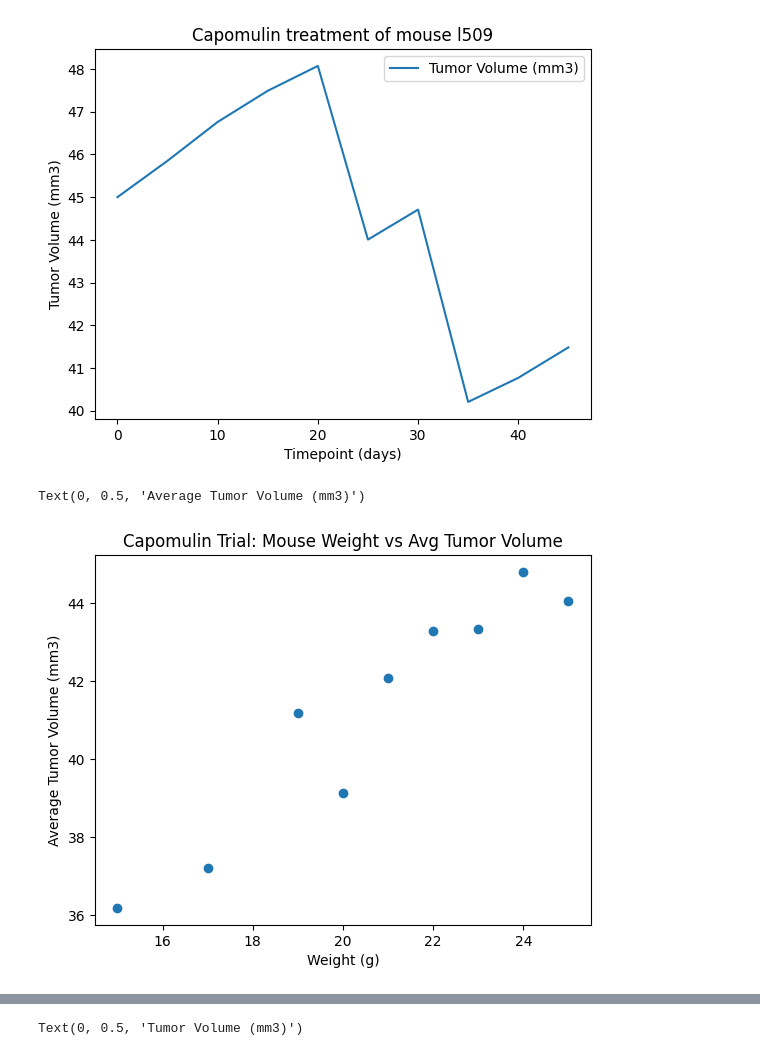
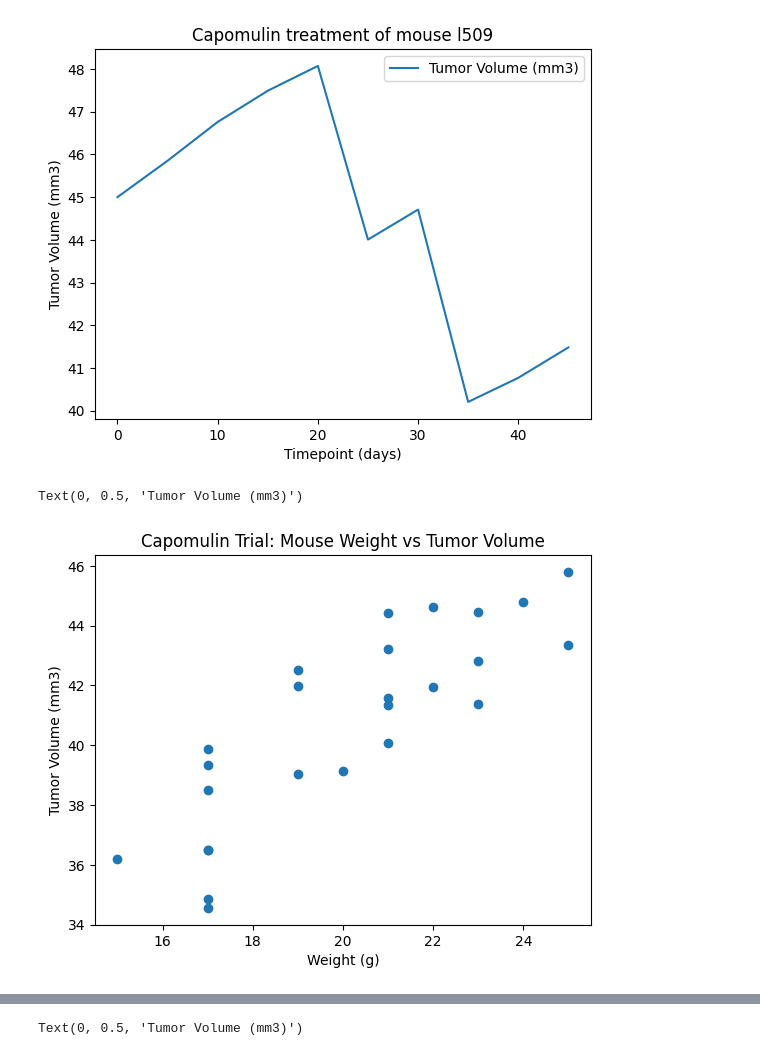
Before and after one commit to thorblock/Module_5_Matplot_Challenge, a Jupyter notebook: Pymaceuticals/Pymaceuticals_Jupyter.ipynb, the cells around one changed output, grey strips where cells are left out. Drawn from its saved outputs; the diff is of its cells as text; code cells hidden in the pictures.

Commit message:
updated scatter and linear regression

```diff
--- a/Pymaceuticals/Pymaceuticals_Jupyter.ipynb
+++ b/Pymaceuticals/Pymaceuticals_Jupyter.ipynb
@@ -246,15 +244,17 @@ plt.title('Capomulin treatment of mouse l509')
 # %% [output]
 Text(0.5, 1.0, 'Capomulin treatment of mouse l509')
 [figure]
-# %%
-# scatter plot of mouse weight vs. average observed tumor volume for the Capomulin regimen
-capo = pd.DataFrame(clean_mouse_study_df.loc[clean_mouse_study_df["Drug Regimen"] == "Capomulin"])
-capomulin_weight = pd.DataFrame(clean_mouse_study_df.loc[clean_mouse_study_df["Drug Regimen"] == "Capomulin"].groupby("Weight (g)")["Tumor Volume (mm3)"].mean())
-
-plt.scatter(capomulin_weight.index,capomulin_weight["Tumor Volume (mm3)"])
-plt.title("Capomulin Trial: Mouse Weight vs Avg Tumor Volume")
-plt.xlabel("Weight (g)")
-plt.ylabel("Average Tumor Volume (mm3)")
-# %% [output]
-Text(0, 0.5, 'Average Tumor Volume (mm3)')
-[figure, removed]
+# %%
+# .loc to select only for Capomulin, no segmentation by time point
+capomulin_df = clean_mouse_study_df.loc[clean_mouse_study_df["Drug Regimen"]== "Capomulin"]
+# taking the averages of the capomulin_df, numeric_only results in Drug Type and Sex being removed from df
+# groupby mouse ID such that we take col averages for each mouse assorted
+capomulin_means_df = capomulin_df.groupby("Mouse ID").mean(numeric_only=True)
+# scatter plot with averages for each mouse df (capomulin_means_df)
+plt.scatter(capomulin_means_df["Weight (g)"],capomulin_means_df["Tumor Volume (mm3)"])
+plt.title("Capomulin Trial: Mouse Weight vs Tumor Volume")
+plt.xlabel("Weight (g)")
+plt.ylabel("Tumor Volume (mm3)")
+# %% [output]
+Text(0, 0.5, 'Tumor Volume (mm3)')
+[figure, added]
```
Also changed, not shown: parts of 8 cells of this notebook.
